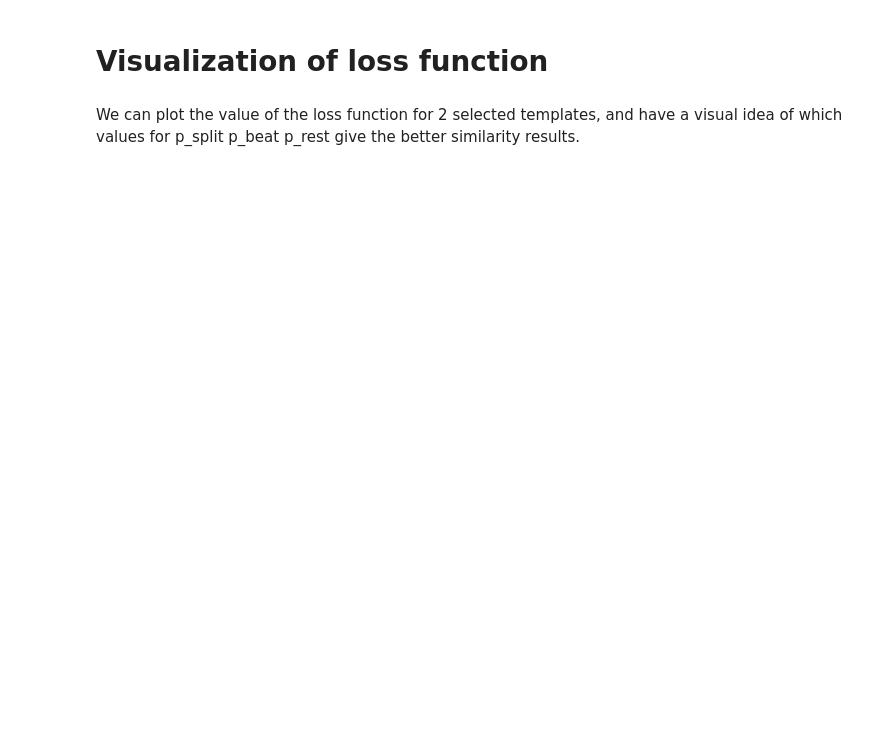
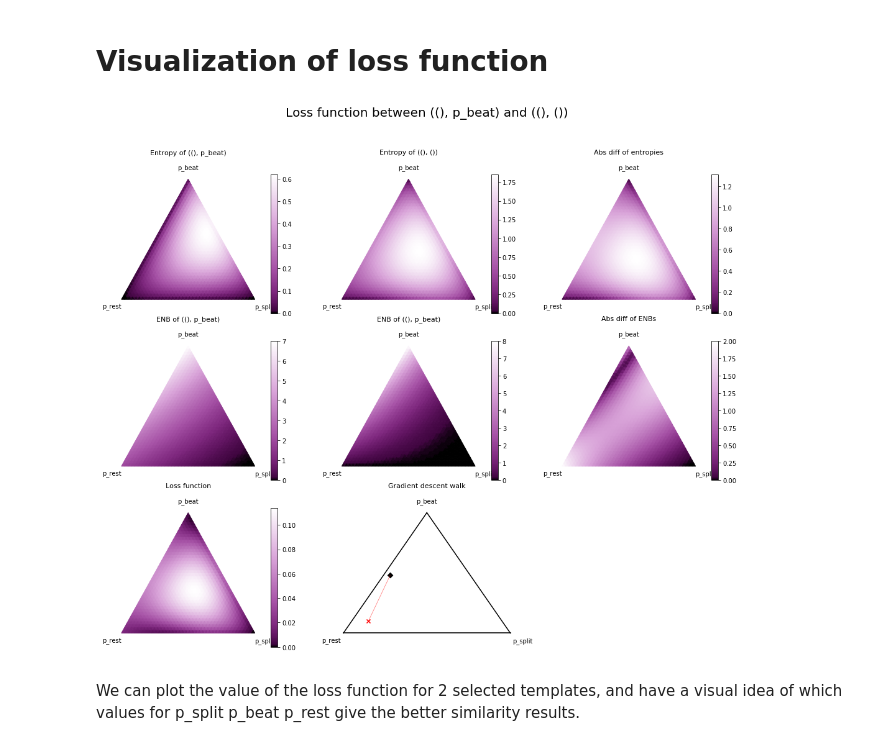
Before and after one commit to lucieperrotta/DCML, a Jupyter notebook: Pipeline.ipynb, the cells around one changed output. Cells and saved outputs as stored; diff of their text form; code cells hidden in the pictures; blank space fills up the shorter version.

```diff
--- a/Pipeline.ipynb
+++ b/Pipeline.ipynb
@@ -1091,3 +1021,9 @@ plt.show()
+# %%
+template1=( (), p_beat)
+template2=((),())
+mega_plot(template1, template2, template_pairs, scale=40)
+# %% [output]
+[figure, added]
 # %% [markdown]
 We can plot the value of the loss function for 2 selected templates, and have a visual idea of which values for p_split p_beat p_rest give the better similarity results.
 # %%
```
Also changed, not shown: parts of 38 cells of this notebook, 8 other files.
